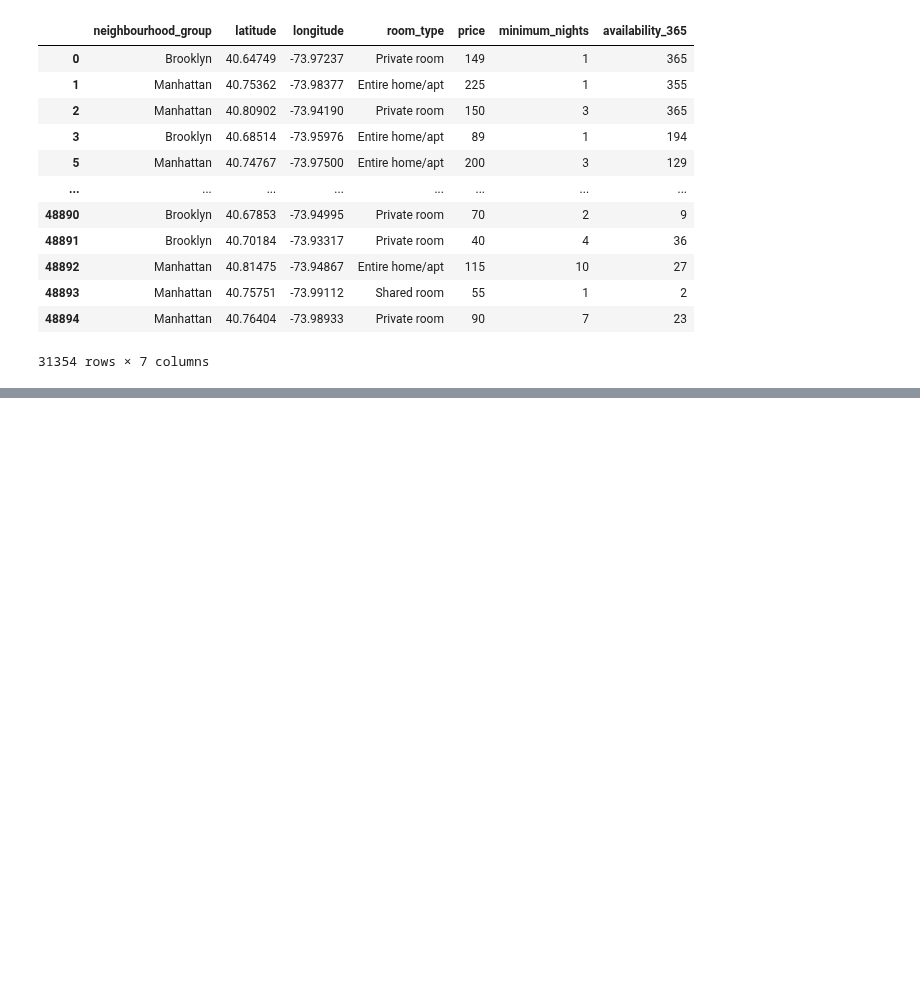
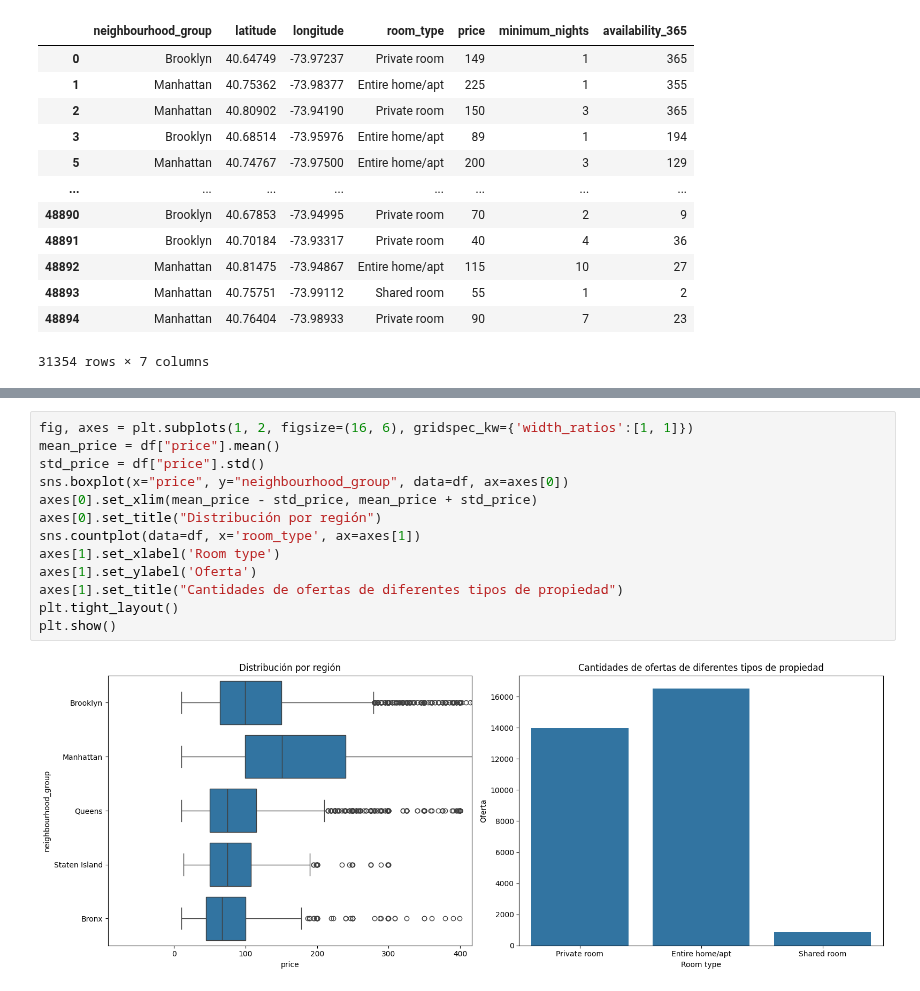
Before and after one commit to 4GeeksAcademy/GuilloMansa-MachineLearning, a Jupyter notebook: src/00-eda-airbnb-ny.ipynb, the cells around one changed output, grey strips where cells are left out. Cells and saved outputs as stored; diff of their text form; blank space fills up the shorter version.

```diff
--- a/src/00-eda-airbnb-ny.ipynb
+++ b/src/00-eda-airbnb-ny.ipynb
@@ -226,0 +205,15 @@ ValueError: could not convert string to float: 'Brooklyn'
+# %%
+fig, axes = plt.subplots(1, 2, figsize=(16, 6), gridspec_kw={'width_ratios':[1, 1]})
+mean_price = df["price"].mean()
+std_price = df["price"].std()
+sns.boxplot(x="price", y="neighbourhood_group", data=df, ax=axes[0])
+axes[0].set_xlim(mean_price - std_price, mean_price + std_price)
+axes[0].set_title("Distribución por región")
+sns.countplot(data=df, x='room_type', ax=axes[1])
+axes[1].set_xlabel('Room type')
+axes[1].set_ylabel('Oferta')
+axes[1].set_title("Cantidades de ofertas de diferentes tipos de propiedad")
+plt.tight_layout()
+plt.show()
+# %% [output]
+[figure, added]
```
Also changed, not shown: parts of 9 cells of this notebook.
